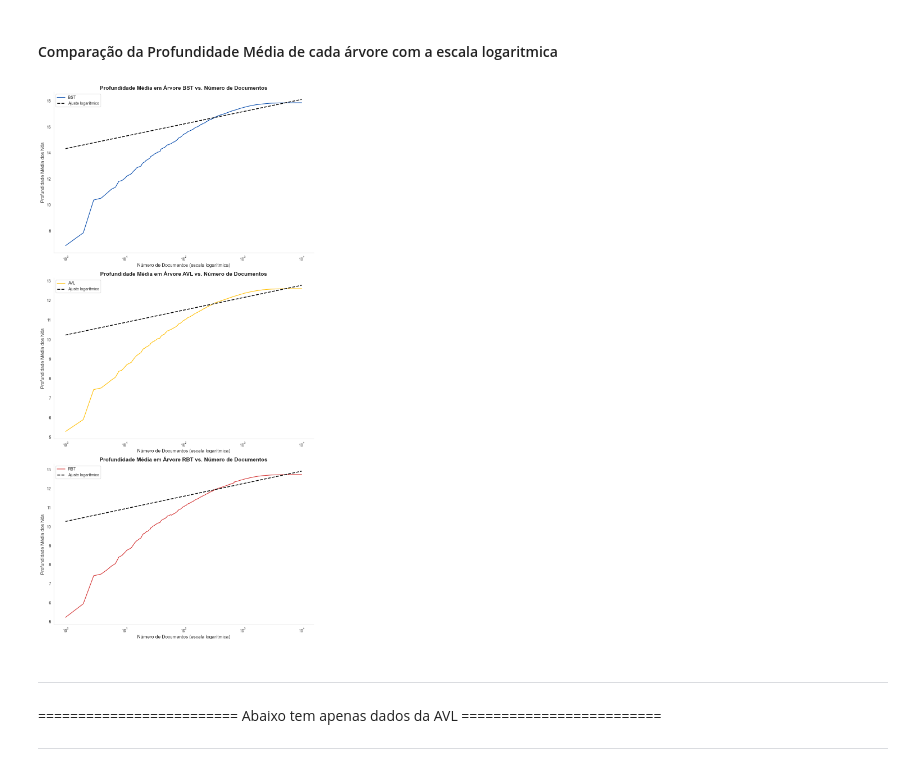
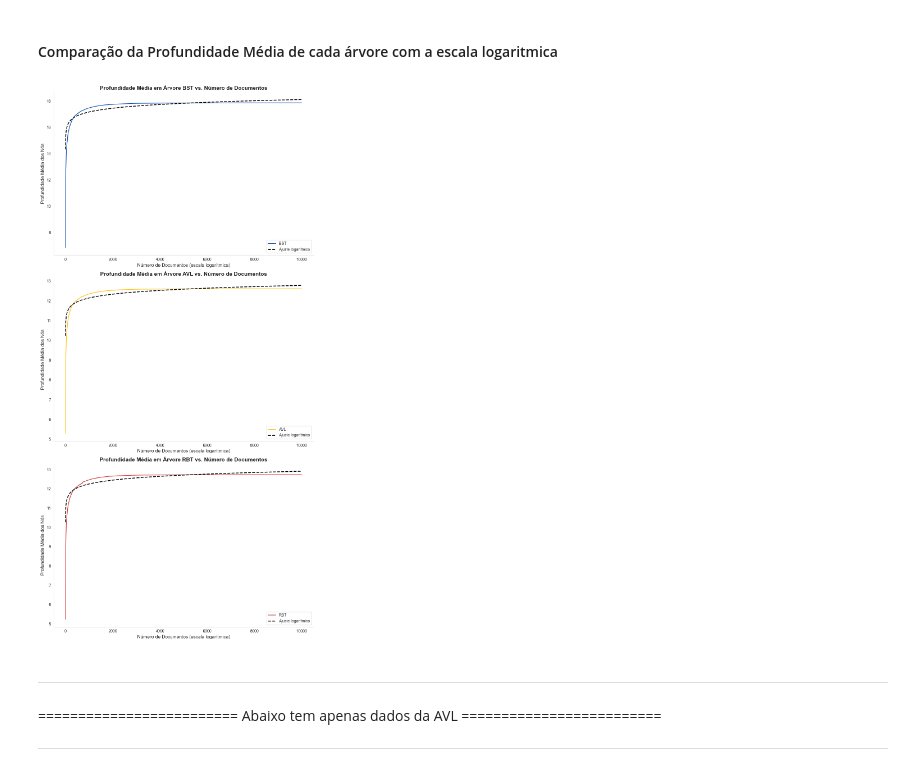
Before and after one commit to JaimeWillianCarneiro/projetofinal-ed, a Jupyter notebook: docs/allstats.ipynb, the cells around one changed output. Cells and saved outputs as stored; diff of their text form; code cells hidden in the pictures.

Commit message:
Update: remove the logarithmic scale of the third graph

```diff
--- a/docs/allstats.ipynb
+++ b/docs/allstats.ipynb
@@ -90,12 +90,8 @@ log_n_docs = np.log(n_docs)
 coef = np.polyfit(log_n_docs, profundidade_media, deg=1)
 ajuste = coef[0] * log_n_docs + coef[1]
 
-
 plt.plot(n_docs, profundidade_media, color='#0047AB', label='BST')
 plt.plot(n_docs, ajuste, linestyle='--', color='black', linewidth=2, label='Ajuste logarítmico')
-
-# Eixo x em escala logarítmica para realçar a relação
-plt.xscale('log')
 
 # Rótulos e título
 plt.xlabel('Número de Documentos (escala logarítmica)', fontsize=12)
@@ -123,8 +119,6 @@ ajuste = coef[0] * log_n_docs + coef[1]
 plt.plot(n_docs, profundidade_media, color='#FFBF00', label='AVL')
 plt.plot(n_docs, ajuste, linestyle='--', color='black', linewidth=2, label='Ajuste logarítmico')
 
-# Eixo x em escala logarítmica para realçar a relação
-plt.xscale('log')
 
 # Rótulos e título
 plt.xlabel('Número de Documentos (escala logarítmica)', fontsize=12)
@@ -137,38 +131,34 @@ sns.despine(top=True, right=True)
 plt.tight_layout()
 plt.grid(False)
 
 # Grafico da RBT
 plt.subplot(3,1,3)
 # Dados
 n_docs = df[df['Tipo_Arvore'] == 'RBT']['Num_Docs']
 profundidade_media = df[df['Tipo_Arvore'] == 'RBT']['Profundidade_Media']
 
 # Ajuste logarítmico (modelo: y = a * log(x) + b)
 log_n_docs = np.log(n_docs)
 coef = np.polyfit(log_n_docs, profundidade_media, deg=1)
 ajuste = coef[0] * log_n_docs + coef[1]
 
-
 plt.plot(n_docs, profundidade_media, color='#D22B2B', label='RBT')
 plt.plot(n_docs, ajuste, linestyle='--', color='black', linewidth=2, label='Ajuste logarítmico')
-
-# Eixo x em escala logarítmica para realçar a relação
-plt.xscale('log')
 
 # Rótulos e título
 plt.xlabel('Número de Documentos (escala logarítmica)', fontsize=12)
 plt.ylabel('Profundidade Média dos Nós', fontsize=12)
 plt.title('Profundidade Média em Árvore RBT vs. Número de Documentos', fontsize=14, fontweight='bold')
 plt.legend()
 sns.despine(top=True, right=True)
 
 # Layout ajustado
 plt.tight_layout()
 plt.grid(False)
 # Mostrar gráfico
 plt.show()
 # %% [output]
-[figure, old version]
+[figure, new version]
 # %% [markdown]
 ---
 ========================= Abaixo tem apenas dados da AVL =========================
```
